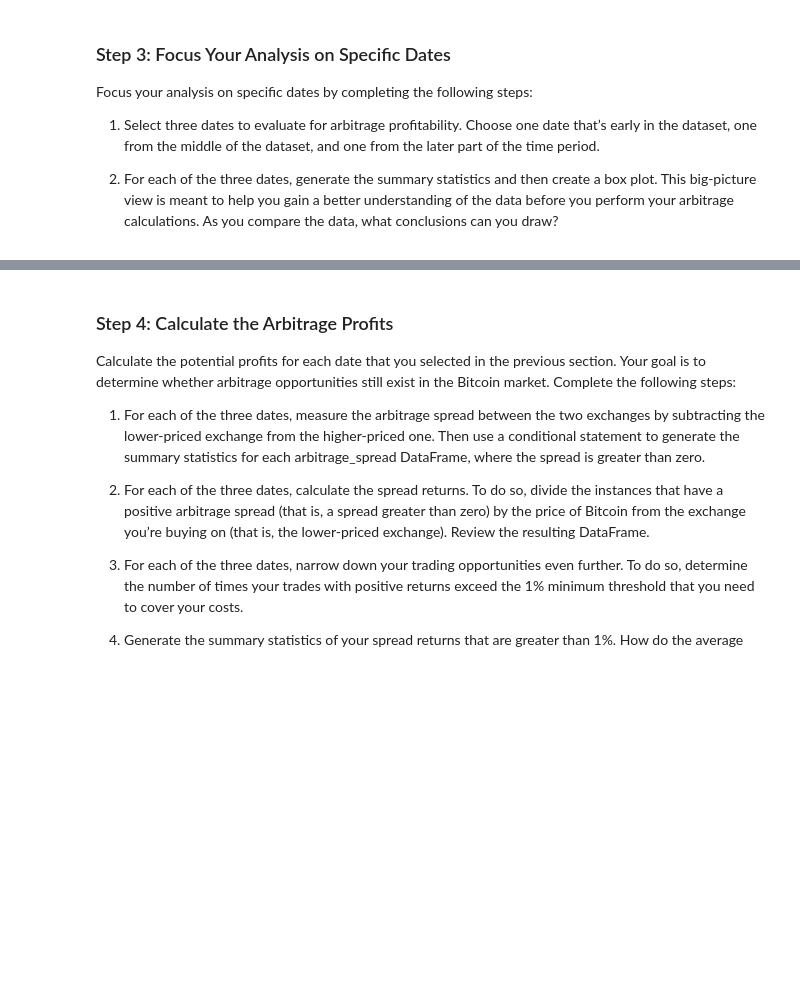
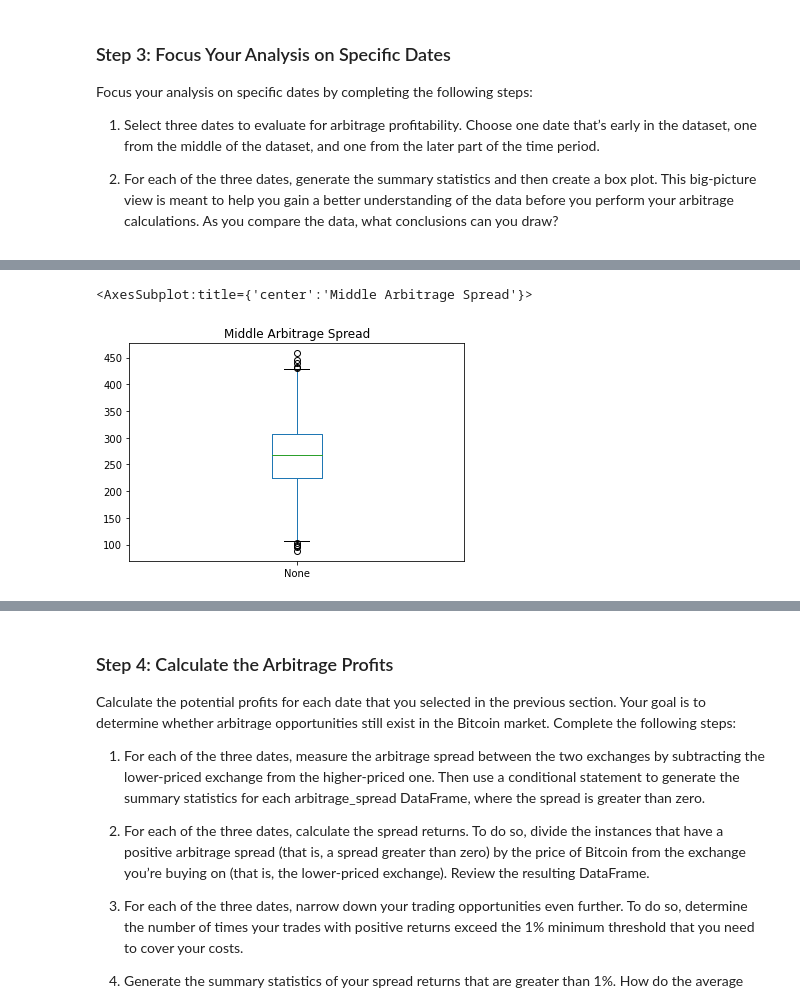
Before and after one commit to ccroft6/Crypto_Arbitrage, a Jupyter notebook: crypto_arbitrage.ipynb, the cells around one changed output, grey strips where cells are left out. Saved outputs shown, nothing was run; the diff lists cells and outputs as text; code cells hidden in the pictures; blank space fills up the shorter version.

```diff
--- a/crypto_arbitrage.ipynb
+++ b/crypto_arbitrage.ipynb
@@ -488,7 +511,8 @@ SyntaxError: invalid syntax (<ipython-input-28-9c1f332784dd>, line 3)
 # %%
 # Using the date in the middle that you have selected, calculate the arbitrage spread
 # by subtracting the bitstamp lower closing prices from the coinbase higher closing prices
-arbitrage_spread_middle = # YOUR CODE HERE
+arbitrage_spread_middle = coinbase_df["2018-01-28"]["High"] - bitstamp_df["2018-01-28"]["Low"]
+
 
 # Generate summary statistics
-# YOUR CODE HERE
+arbitrage_spread_middle.describe()
@@ -495,6 +529,9 @@ arbitrage_spread_middle = # YOUR CODE HERE
 # %%
 # Visualize the arbitrage spread from the middle of the dataset in a box plot
-# YOUR CODE HERE
+arbitrage_spread_middle.plot(kind="box", title="Middle Arbitrage Spread")
+# %% [output]
+<AxesSubplot:title={'center':'Middle Arbitrage Spread'}>
+[figure, added]
 # %%
 # Create an overlay plot that visualizes the two dataframes over a period of one day from late in the dataset.
 # Be sure that the plots include the parameters `legend`, `figsize`, `title`, `color` and `label`
```
Also changed, not shown: parts of 8 cells of this notebook.
